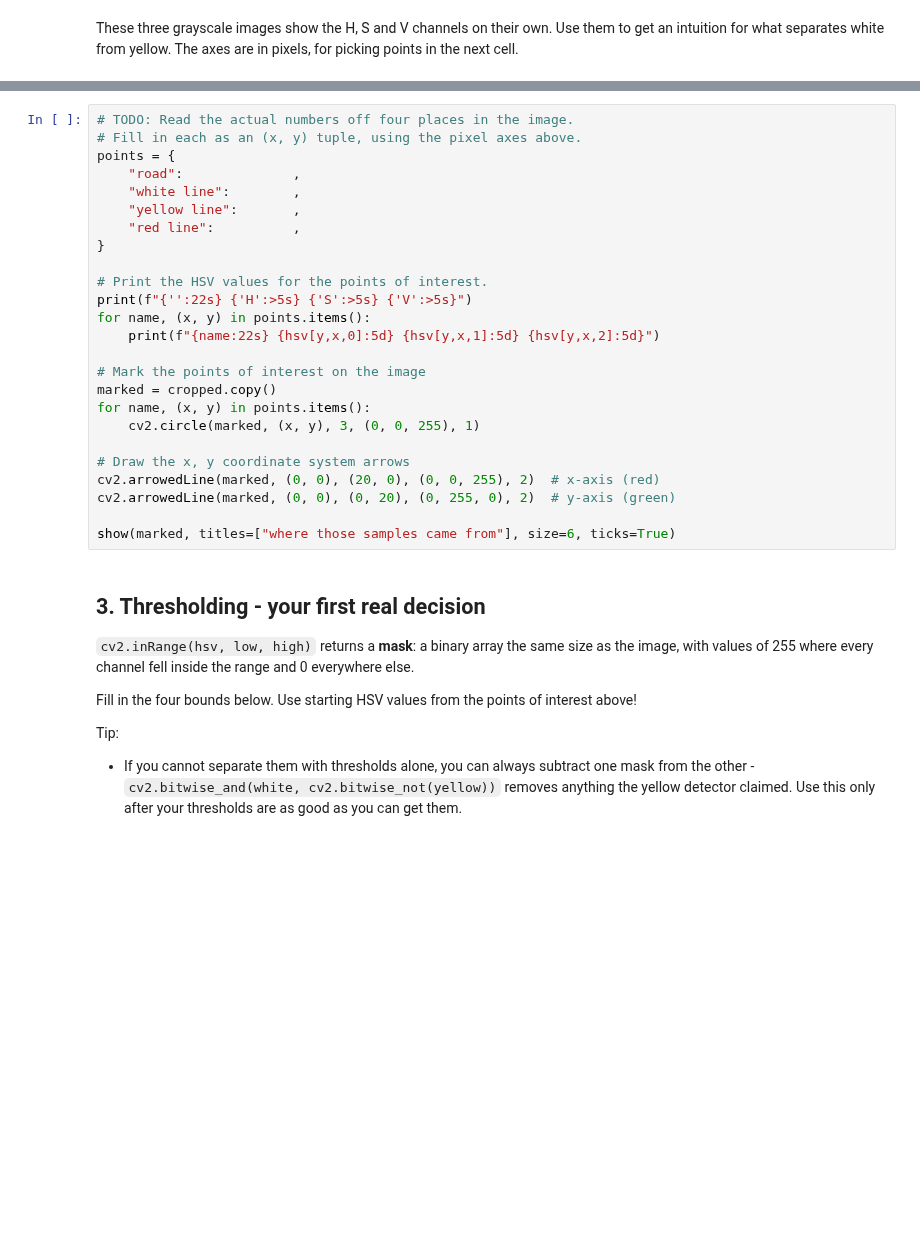
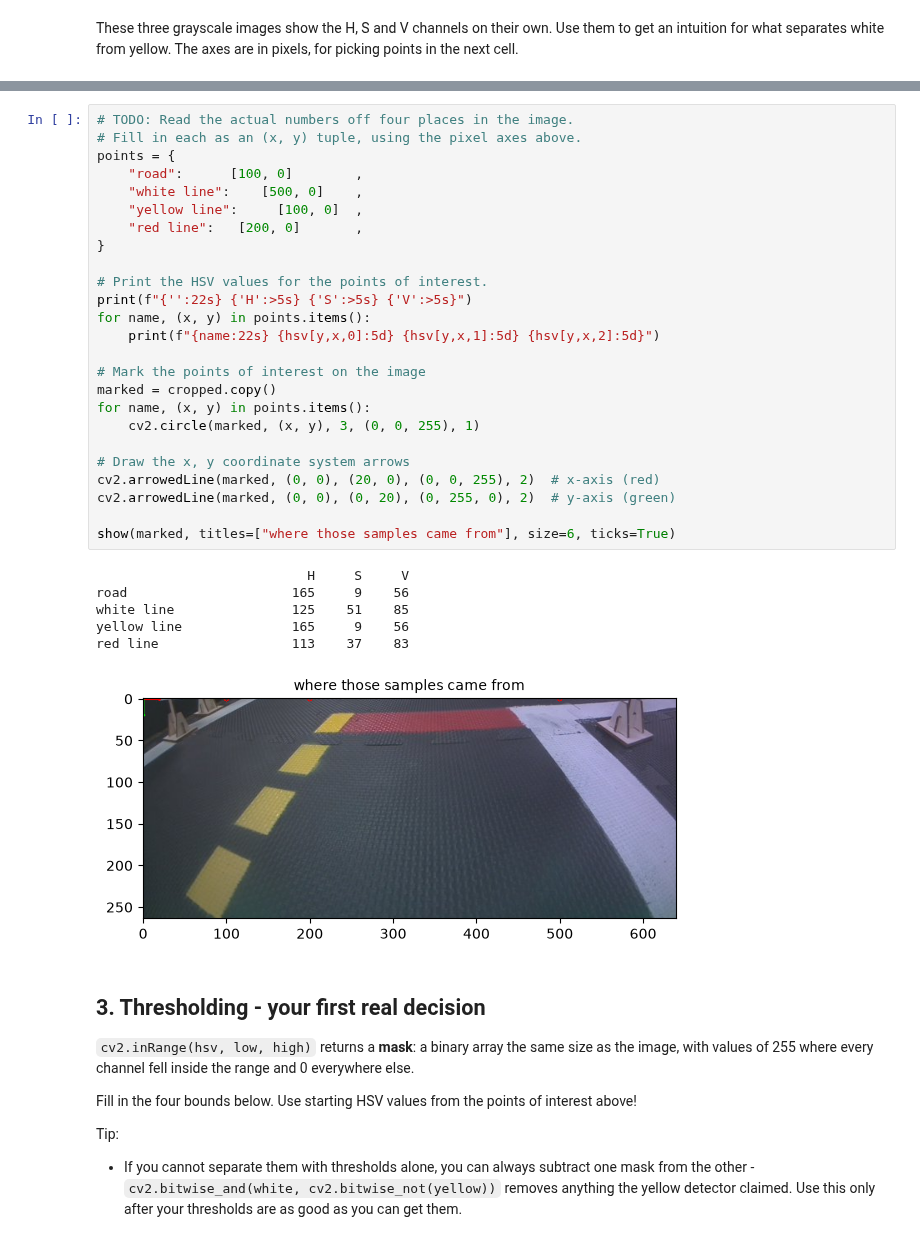
Before and after one commit to bja1701/dt_lab4, a Jupyter notebook: notebooks/lane_detection_activity.ipynb, the cells around one changed output, grey strips where cells are left out. Drawn from its saved outputs; the diff is of its cells as text; blank space fills up the shorter version.

```diff
--- a/notebooks/lane_detection_activity.ipynb
+++ b/notebooks/lane_detection_activity.ipynb
@@ -159,28 +190,35 @@ show(h, s, v, titles=["H (hue)", "S (saturation)", "V (value)"], size=3.2, ticks
 # %%
 # TODO: Read the actual numbers off four places in the image.
 # Fill in each as an (x, y) tuple, using the pixel axes above.
 points = {
-    "road":              ,
-    "white line":        ,
-    "yellow line":       ,
-    "red line":          ,
+    "road":      [100, 0]        ,
+    "white line":    [500, 0]    ,
+    "yellow line":     [100, 0]  ,
+    "red line":   [200, 0]       ,
 }
 
 # Print the HSV values for the points of interest.
 print(f"{'':22s} {'H':>5s} {'S':>5s} {'V':>5s}")
 for name, (x, y) in points.items():
     print(f"{name:22s} {hsv[y,x,0]:5d} {hsv[y,x,1]:5d} {hsv[y,x,2]:5d}")
 
 # Mark the points of interest on the image
 marked = cropped.copy()
 for name, (x, y) in points.items():
     cv2.circle(marked, (x, y), 3, (0, 0, 255), 1)
 
 # Draw the x, y coordinate system arrows
 cv2.arrowedLine(marked, (0, 0), (20, 0), (0, 0, 255), 2)  # x-axis (red)
 cv2.arrowedLine(marked, (0, 0), (0, 20), (0, 255, 0), 2)  # y-axis (green)
 
 show(marked, titles=["where those samples came from"], size=6, ticks=True)
+# %% [output]
+                           H     S     V
+road                     165     9    56
+white line               125    51    85
+yellow line              165     9    56
+red line                 113    37    83
+[figure, added]
 # %% [markdown]
 ## 3. Thresholding - your first real decision
 
```
Also changed, not shown: parts of 6 cells of this notebook.
